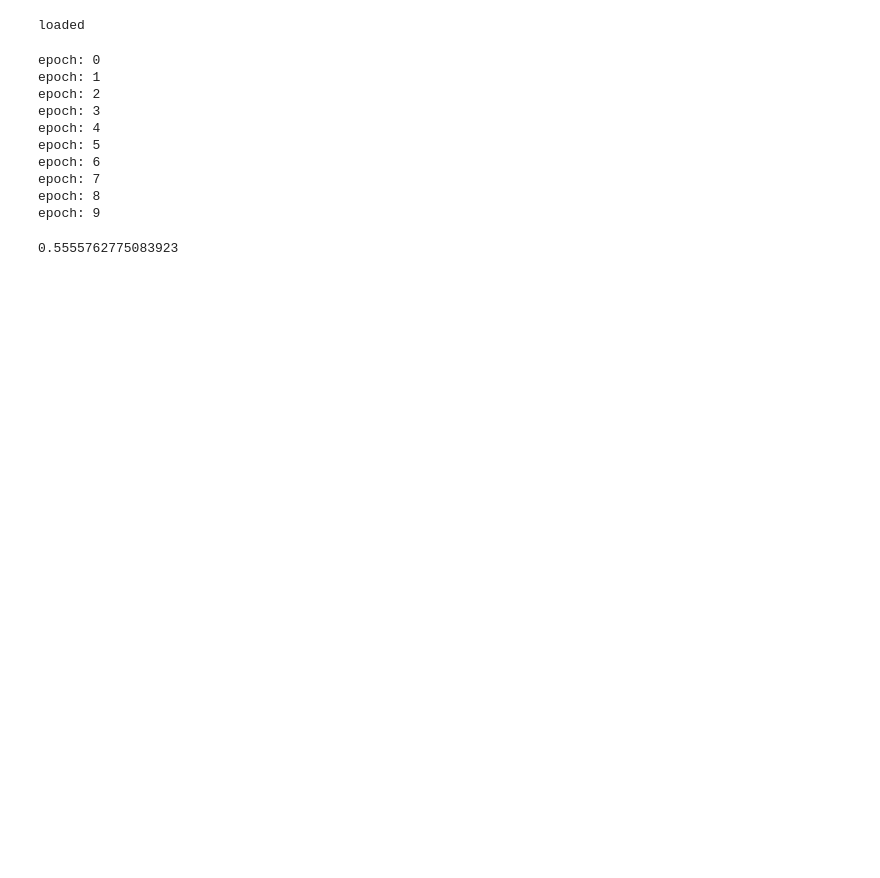
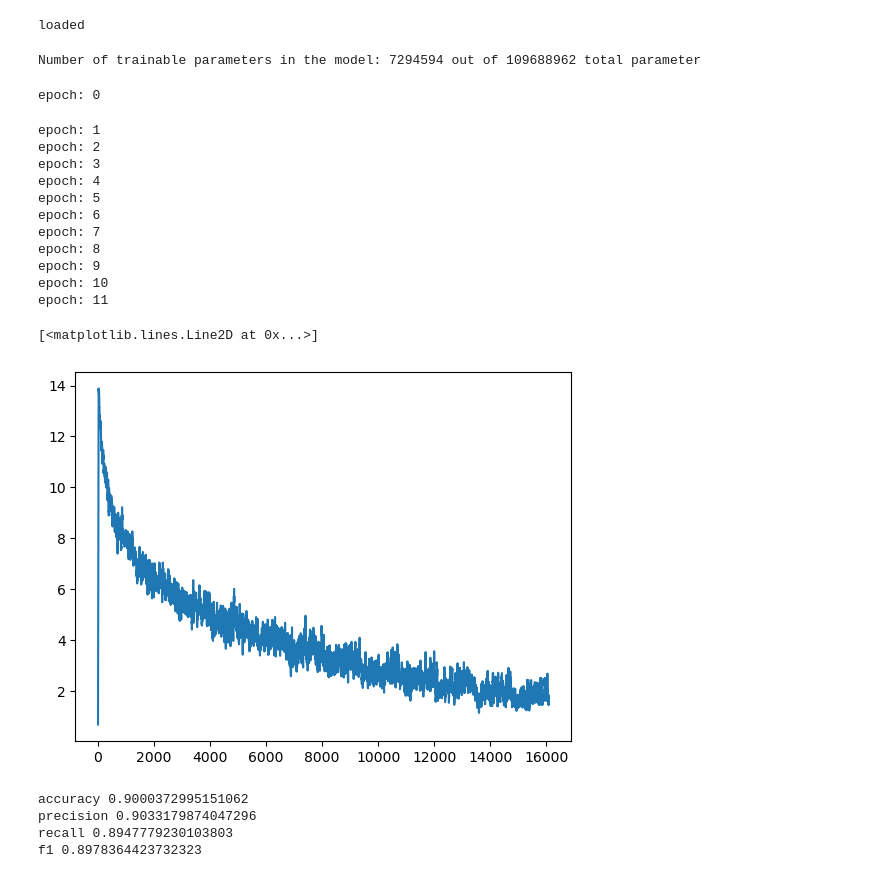
Before and after one commit to CS-433/ml-project-2-svm, a Jupyter notebook: main.ipynb, the cells around one changed output. Saved outputs shown, nothing was run; the diff lists cells and outputs as text; code cells hidden in the pictures; blank space fills up the shorter version.

```diff
--- a/main.ipynb
+++ b/main.ipynb
@@ -810,6 +792,7 @@ class CustomBERTClassifier(torch.nn.Module):
         return logits
 # %%
 df_clean[['abstract', 'description_text']] = text  # incorporate text
+df_clean.fillna(0, inplace=True)
 X_train, X_test, y_train, y_test = train_test_split(df_clean, y, test_size=0.20, random_state=42)
 # %%
 # load model
@@ -827,8 +810,14 @@ X_train.reset_index(drop=True, inplace=True)
 y_train.reset_index(drop=True, inplace=True)
 
 features = X_train.drop(['abstract', 'description_text'], axis = 1)
-texts = X_train[['abstract', 'description_text']]
 
+# only using abstract as text description doesn't seem too useful and would slow down training
+texts = X_train[['abstract']]
+
+scaler = StandardScaler()
+features = pd.DataFrame(scaler.fit_transform(features))
+
+# instanciate dataset and dataloader
 dataset = CustomDataset(features, texts, y_train, tokenizer, max_length)
 dataloader = DataLoader(dataset, batch_size=32, shuffle=True)
 
@@ -838,18 +827,27 @@ model.to(device)  # Move the model to GPU if available
 print('loaded')
 # %% [output]
 loaded
+# %%
+num_trainable_params = sum(p.numel() for p in model.parameters() if p.requires_grad)
+tot_params = sum(p.numel() for p in model.parameters())
+
+print("Number of trainable parameters in the model:", num_trainable_params, f'out of {tot_params} total parameter')
+# %% [output]
+Number of trainable parameters in the model: 7294594 out of 109688962 total parameter
 # %%
+losses = []
 
 # Set up your optimizer
-optimizer = AdamW(model.parameters(), lr=5e-5)
+optimizer = AdamW(model.parameters(), lr=3e-5)
 
-# Training loop
-num_epochs = 10  # Adjust as needed
+num_epochs = 12 # Adjust as needed
 
 for epoch in range(num_epochs):
     print('epoch:', epoch)
     model.train()
-    for batch in dataloader:
+
+    # Iterate through batches in the data loader
+    for num, batch in enumerate(dataloader):
         input_ids = batch['input_ids'].to(device)
         attention_mask = batch['attention_mask'].to(device)
         features = batch['features'].to(device)
@@ -858,23 +856,38 @@ for epoch in range(num_epochs):
         optimizer.zero_grad()
 
         features = features.to(torch.float32)
+
+        # Forward pass through the model
         outputs = model(input_ids, attention_mask=attention_mask, features=features)
+
+        # Compute the cross-entropy loss
         loss = torch.nn.functional.cross_entropy(outputs, labels)
 
+        # Append the loss to the list for later analysis
+        losses.append(loss.item())
+
+        # Backward pass and optimization step
         loss.backward()
         optimizer.step()
 
-        # explicity memory release otherwise fills all RAM
+        # Explicitly release memory to prevent RAM overflow
         del input_ids, attention_mask, features, labels, outputs, loss
 # %% [output]
 epoch: 0
-epoch: 1
-epoch: 2
-epoch: 3
-epoch: 4
-epoch: 5
-epoch: 6
-epoch: 7
-epoch: 8
-epoch: 9
+epoch: 1
+epoch: 2
+epoch: 3
+epoch: 4
+epoch: 5
+epoch: 6
+epoch: 7
+epoch: 8
+epoch: 9
+epoch: 10
+epoch: 11
+# %%
+plt.plot(pd.Series(losses).rolling(20, min_periods=1).sum())
+# %% [output]
+[<matplotlib.lines.Line2D at 0x...>]
+[figure, added]
 # %%
@@ -905,4 +926,0 @@ with torch.no_grad():
-# %%
-(all_predictions == y_test).sum() / len(y_test)
-# %% [output]
-0.5555762775083923
@@ -908,0 +932,15 @@ with torch.no_grad():
+# %%
+from sklearn.metrics import f1_score
+from sklearn.metrics import precision_recall_fscore_support
+
+# print('f1-score', f1_score(y_test, final_pred))
+precision, recall, f_score, support = precision_recall_fscore_support(y_test, final_pred, average='macro')
+print('accuracy', (final_pred == y_test).sum() / len(y_test))
+print('precision', precision)
+print('recall', recall)
+print('f1', f_score)
+# %% [output]
+accuracy 0.9000372995151062
+precision 0.9033179874047296
+recall 0.8947779230103803
+f1 0.8978364423732323
```
Also changed, not shown: parts of 24 cells of this notebook, 5 other files.
